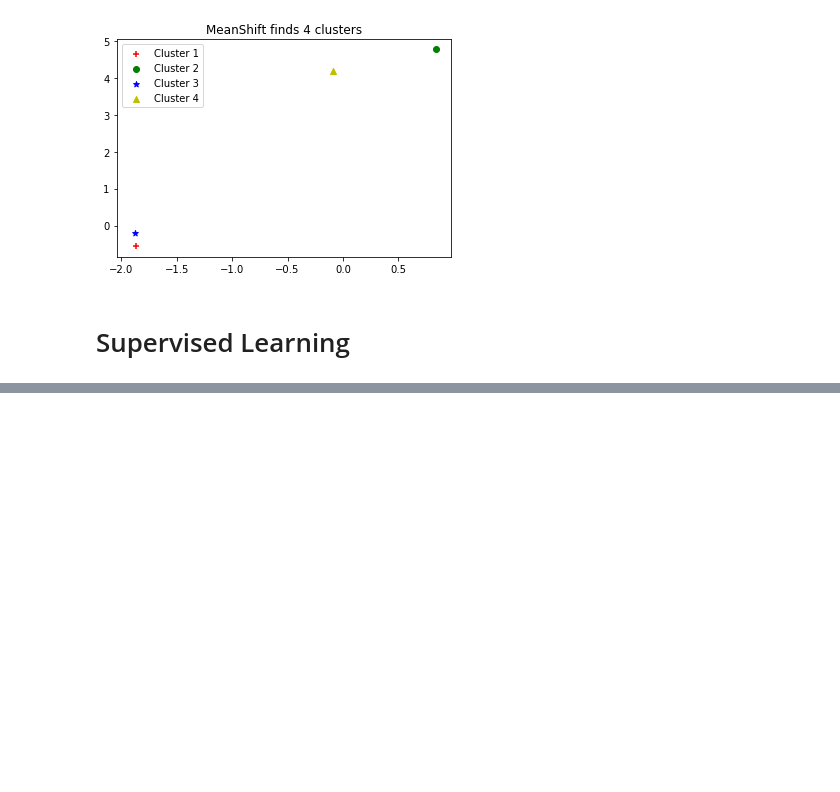
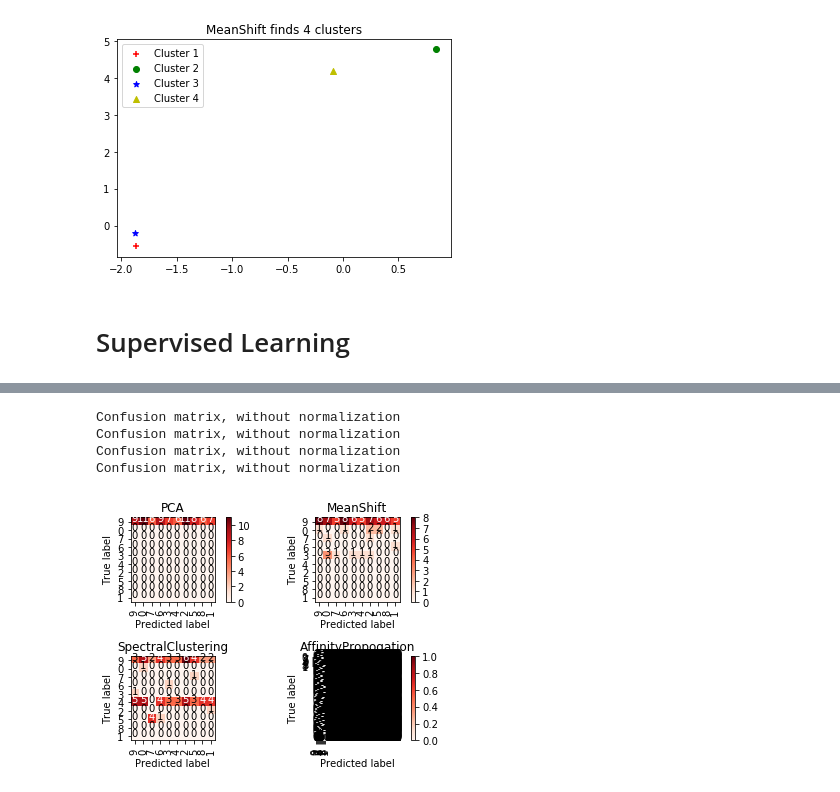
Before and after one commit to Schmidt8181/Allreciepes_NLP, a Jupyter notebook: All_Recipes_NLP.ipynb, the cells around one changed output, grey strips where cells are left out. Saved outputs shown, nothing was run; the diff lists cells and outputs as text; code cells hidden in the pictures; blank space fills up the shorter version.

Commit message:
confusion matrices added

```diff
--- a/All_Recipes_NLP.ipynb
+++ b/All_Recipes_NLP.ipynb
@@ -810,0 +853,6 @@ ValueError: setting an array element with a sequence.
+# %%
+# predict with PCA data
+dbscan_pred_pca = dbscan.fit_predict(pca_X_vectors)
+meanshift_pred_pca = meanshift.fit_predict(pca_X_vectors)
+spectral_pred_pca = spectral.fit_predict(pca_X_vectors)
+affinity_pred_pca = affinity.fit_predict(pca_X_vectors)
@@ -810,0 +862,28 @@ ValueError: setting an array element with a sequence.
+# %%
+classes = y.unique()
+dbscan_confusion_matrix = confusion_matrix(dbscan_pred_pce, y_train)
+meanshift_confusion_matrix = confusion_matrix(meanshift_pred_pca, y_train)
+spectral_confusion_matrix = confusion_matrix(spectral_pred_pca, y_train)
+affinity_confusion_matrix = confusion_matrix(affinity_pred_pca, y_train)
+# %%
+grid_size = (2,2)
+plt.subplot2grid(grid_size, (0,0))
+plot_confusion_matrix(dbscan_confusion_matrix, classes=classes)
+plt.title('PCA')
+plt.subplot2grid(grid_size, (0,1))
+plot_confusion_matrix(meanshift_confusion_matrix, classes=classes)
+plt.title('MeanShift')
+plt.subplot2grid(grid_size, (1,0))
+plot_confusion_matrix(spectral_confusion_matrix, classes=classes)
+plt.title('SpectralClustering')
+plt.subplot2grid(grid_size, (1,1))
+plot_confusion_matrix(affinity_confusion_matrix, classes=classes)
+plt.title('AffinityPropogation')
+
+plt.show()
+# %% [output]
+Confusion matrix, without normalization
+Confusion matrix, without normalization
+Confusion matrix, without normalization
+Confusion matrix, without normalization
+[figure, added]
```
Also changed, not shown: parts of 18 cells of this notebook.
